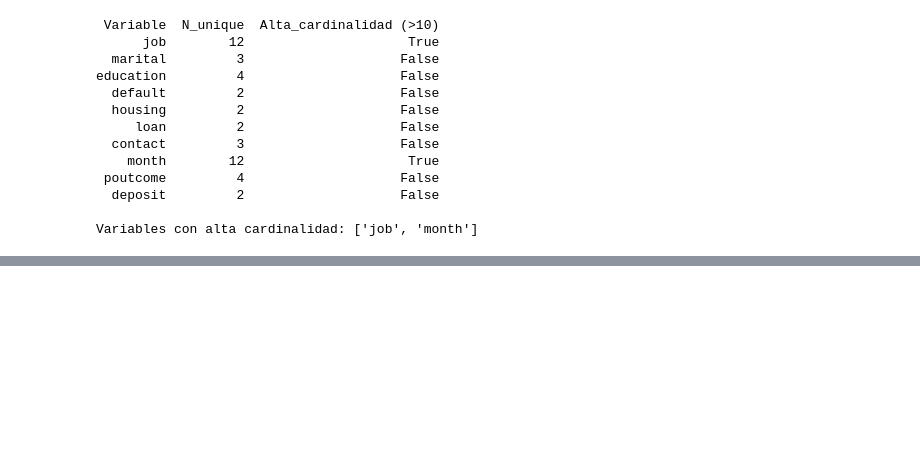
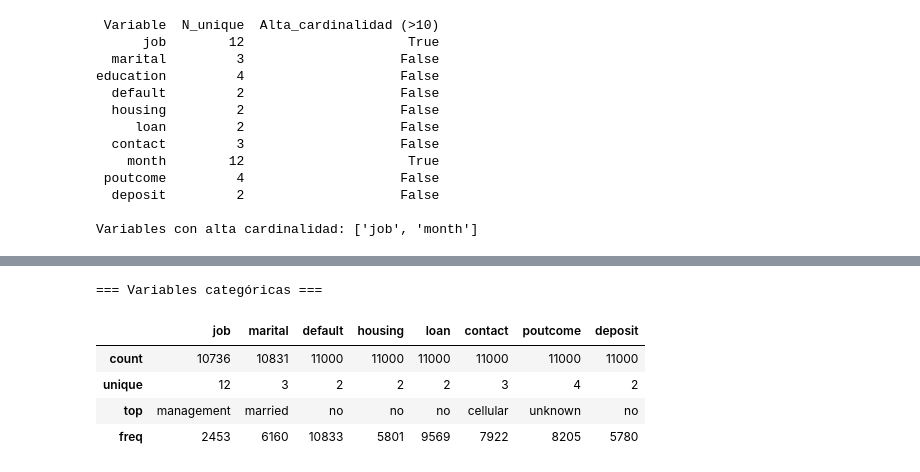
Before and after one commit to 100522320/g81_P1_03_Aprendizaje_Automatico, a Jupyter notebook: notebook_pruebas.ipynb, the cells around one changed output, grey strips where cells are left out. Cells and saved outputs as stored; diff of their text form; code cells hidden in the pictures; blank space fills up the shorter version.

```diff
--- a/notebook_pruebas.ipynb
+++ b/notebook_pruebas.ipynb
@@ -174,0 +323,10 @@ Variables con alta cardinalidad: ['job', 'month']
+# %%
+print('=== Variables categóricas ===')
+df_datos[variables_categoricas].describe()
+# %% [output]
+=== Variables categóricas ===
+|  | job | marital | default | housing | loan | contact | poutcome | deposit |
+| count | 10736 | 10831 | 11000 | 11000 | 11000 | 11000 | 11000 | 11000 |
+| unique | 12 | 3 | 2 | 2 | 2 | 3 | 4 | 2 |
+| top | management | married | no | no | no | cellular | unknown | no |
+| freq | 2453 | 6160 | 10833 | 5801 | 9569 | 7922 | 8205 | 5780 |
```
Also changed, not shown: parts of 24 cells of this notebook.
